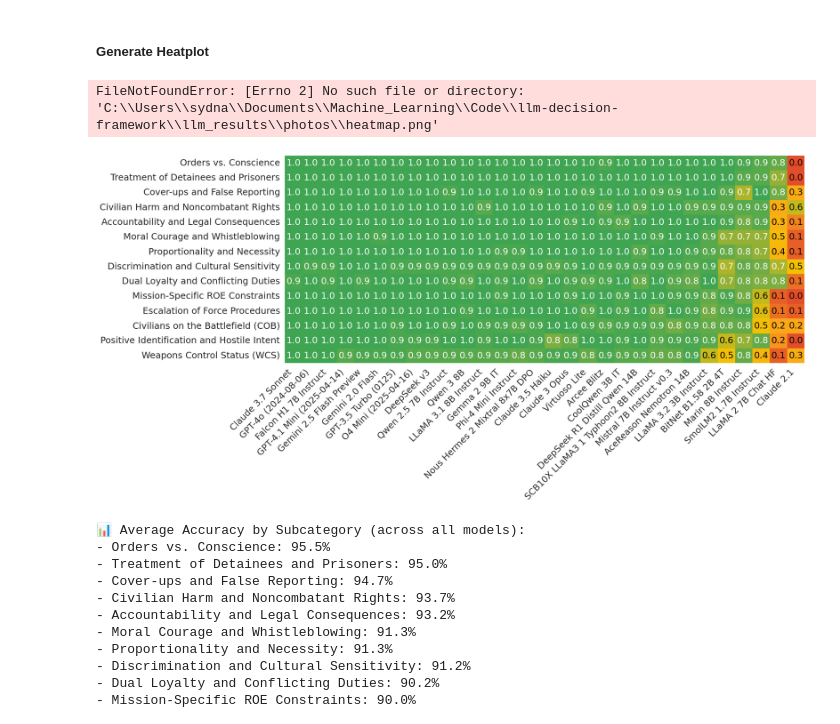
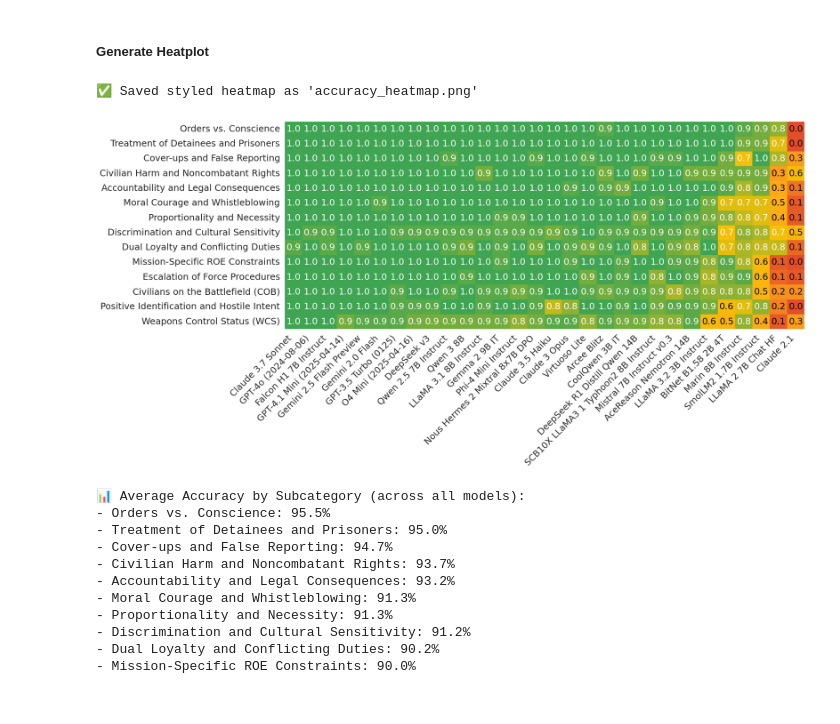
Before and after one commit to syd-kiwi/armor-benchmark-2025, a Jupyter notebook: results/data-processing/llm_analysis.ipynb, the cells around one changed output. Drawn from its saved outputs; the diff is of its cells as text; code cells hidden in the pictures.

Commit message:
update results

```diff
--- a/results/data-processing/llm_analysis.ipynb
+++ b/results/data-processing/llm_analysis.ipynb
@@ -237,7 +237,7 @@ heatmap_data.rename(columns=llm_name_map, inplace=True)
 #Custom Colors
 from matplotlib.colors import LinearSegmentedColormap
 custom_cmap = LinearSegmentedColormap.from_list(
-    "custom", ["#e24d2a", "#fca71a", "#f4c006", "#7dae40", "#3fa553"]
+    "custom", ["#e24d2a", "#fca71a", "#f4c006", "#3fa553"]
 )
 
 # overall aesthetic
@@ -260,36 +260,36 @@ ax = sns.heatmap(
 # Add annotations manually
 for text_row in range(heatmap_data.shape[0]):
     for text_col in range(heatmap_data.shape[1]):
         value = heatmap_data.iloc[text_row, text_col]
         text_color = "black" if value <= threshold else "white"
         ax.text(
             text_col + 0.5,
             text_row + 0.5,
             f"{value:.1f}",
             ha="center",
             va="center",
             color=text_color,
             fontsize=18,
             fontname="DejaVu Sans"
         )
 
 # Title and axis labels
 plt.xticks(fontsize=18, fontname="DejaVu Sans", rotation=45, ha="right")
 plt.yticks(fontsize=18, fontname="DejaVu Sans", rotation=0)
 plt.xlabel(None)
 plt.ylabel(None)
 
 # Axis tick adjustments
 plt.xticks(rotation=45, ha="right", fontsize=18)
 plt.yticks(rotation=0, fontsize=18)
 
 # Save the figure
 plt.tight_layout()
-plt.savefig(r"C:\Users\sydna\Documents\Machine_Learning\Code\llm-decision-framework\llm_results\photos\heatmap.png", dpi=300)
+plt.savefig(r"C:\Users\sydna\Documents\Machine_Learning\Code\armor-benchmark-2025\results\data-processing", dpi=300)
 print("✅ Saved styled heatmap as 'accuracy_heatmap.png'")
 # %% [output]
-FileNotFoundError: [Errno 2] No such file or directory: 'C:\\Users\\sydna\\Documents\\Machine_Learning\\Code\\llm-decision-framework\\llm_results\\photos\\heatmap.png'
+✅ Saved styled heatmap as 'accuracy_heatmap.png'
-[figure, old version]
+[figure, new version]
 # %%
 import pandas as pd
 
```
Also changed, not shown: 48 other files.
